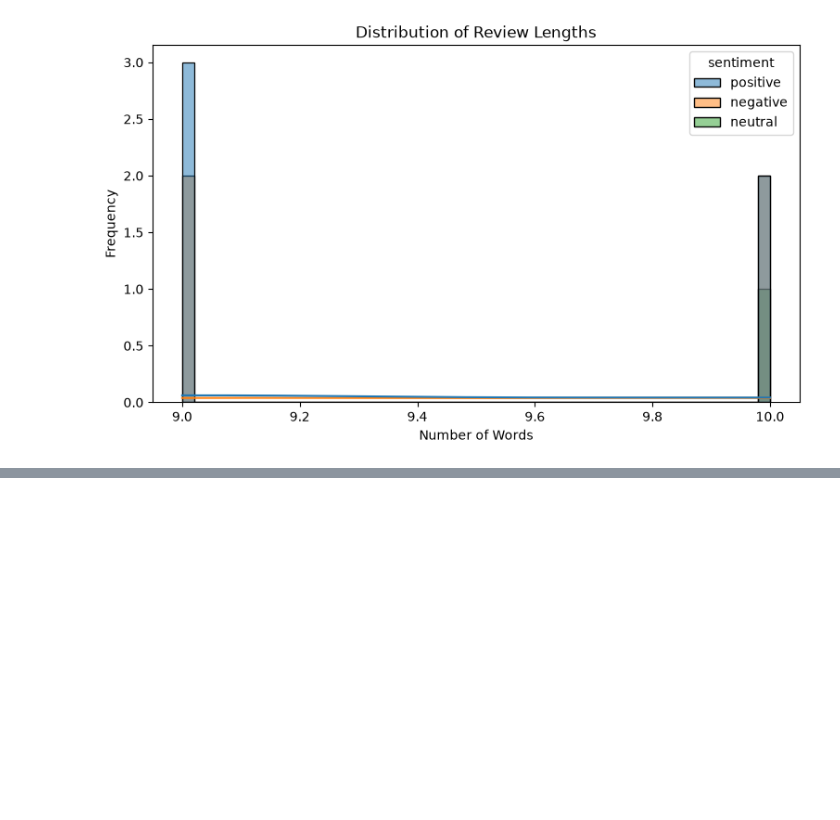
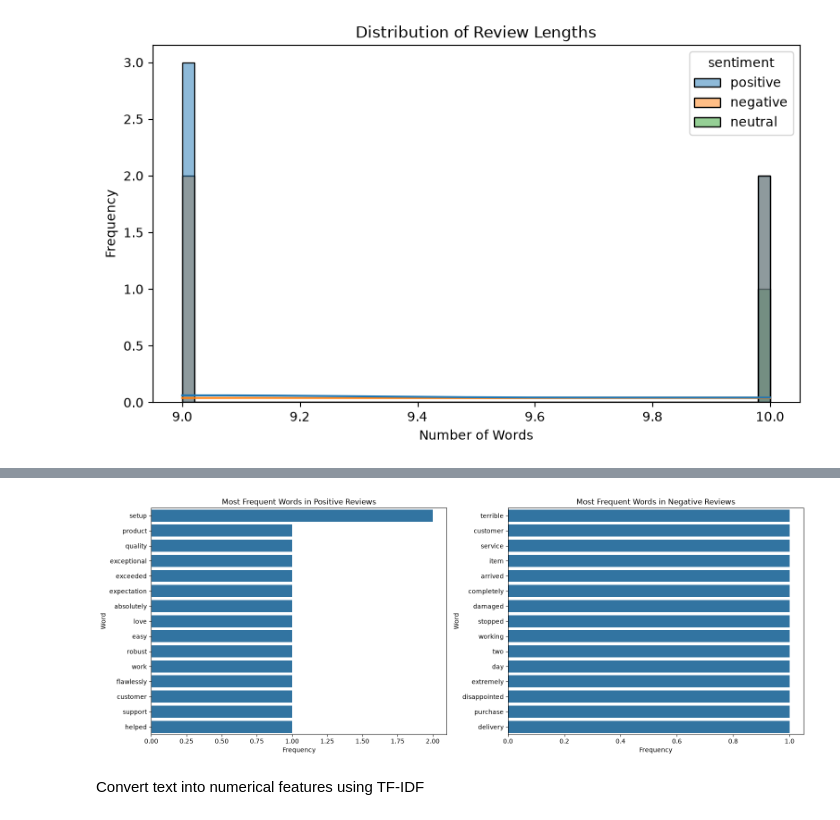
Before and after one commit to seelneas/Datheon_Machine_Learning_-_Data_Science_Internship, a Jupyter notebook: NLP_Sentiment_Classification_on_Customer_Reviews/sentiment_analysis.ipynb, the cells around one changed output, grey strips where cells are left out. Drawn from its saved outputs; the diff is of its cells as text; code cells hidden in the pictures; blank space fills up the shorter version.

Commit message:
feat: text preprocessing

```diff
--- a/NLP_Sentiment_Classification_on_Customer_Reviews/sentiment_analysis.ipynb
+++ b/NLP_Sentiment_Classification_on_Customer_Reviews/sentiment_analysis.ipynb
@@ -160,0 +234,20 @@ plt.show()
+# %%
+# Analyze most frequent words
+from collections import Counter
+
+positive_words = ' '.join(
+    df[df['sentiment'] == 'positive']['cleaned_review']
+).split()
+
+negative_words = ' '.join(
+    df[df['sentiment'] == 'negative']['cleaned_review']
+).split()
+
+positive_freq = Counter(positive_words)
+negative_freq = Counter(negative_words)
+
+print("Top Positive Words:")
+print(positive_freq.most_common(20))
+
+print("\nTop Negative Words:")
+print(negative_freq.most_common(20))
@@ -160,0 +260,37 @@ plt.show()
+# %%
+fig, axes = plt.subplots(1, 2, figsize=(16, 6))
+
+positive_freq_df = pd.DataFrame(
+    positive_freq.most_common(15),
+    columns=['Word', 'Frequency']
+)
+
+negative_freq_df = pd.DataFrame(
+    negative_freq.most_common(15),
+    columns=['Word', 'Frequency']
+)
+
+sns.barplot(
+    data=positive_freq_df,
+    x='Frequency',
+    y='Word',
+    ax=axes[0]
+)
+
+axes[0].set_title('Most Frequent Words in Positive Reviews')
+
+sns.barplot(
+    data=negative_freq_df,
+    x='Frequency',
+    y='Word',
+    ax=axes[1]
+)
+
+axes[1].set_title('Most Frequent Words in Negative Reviews')
+
+plt.tight_layout()
+plt.show()
+# %% [output]
+[figure, added]
+# %% [markdown]
+Convert text into numerical features using TF-IDF
```
Also changed, not shown: parts of 14 cells of this notebook.
